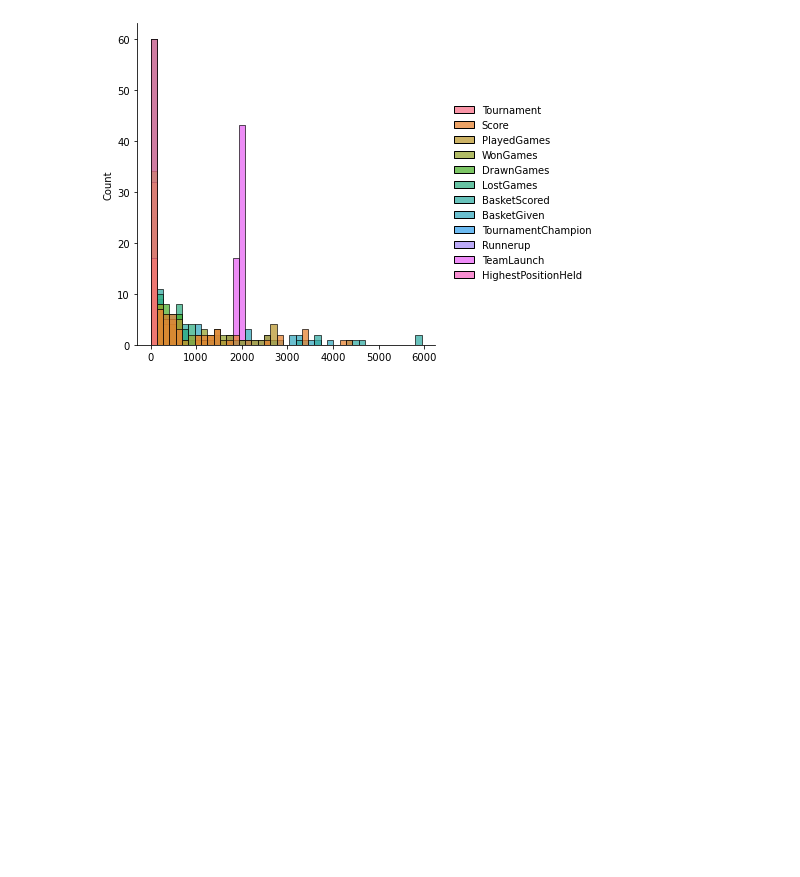
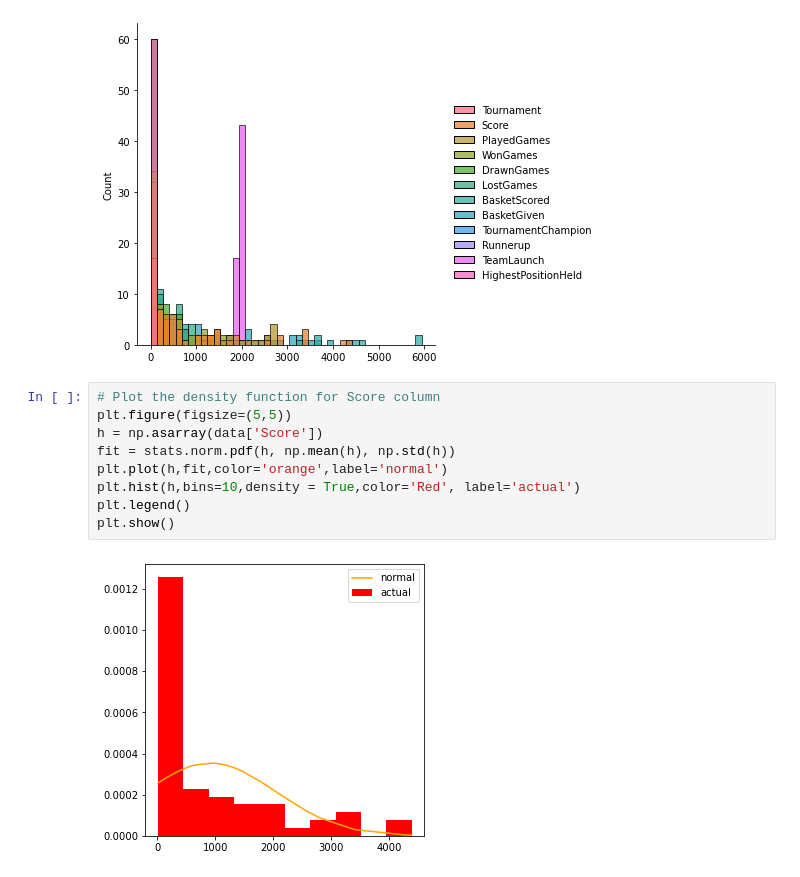
Before and after one commit to MohitBansal9013/AIML-Statistics, a Jupyter notebook: mohit_bansal_applied_statistics_project.ipynb, the cells around one changed output. Drawn from its saved outputs; the diff is of its cells as text; blank space fills up the shorter version.

```diff
--- a/mohit_bansal_applied_statistics_project.ipynb
+++ b/mohit_bansal_applied_statistics_project.ipynb
@@ -380,3 +378,14 @@ sns.displot(data_intermediate)
 # %% [output]
 <seaborn.axisgrid.FacetGrid at 0x...>
 [figure]
+# %%
+# Plot the density function for Score column
+plt.figure(figsize=(5,5))
+h = np.asarray(data['Score'])
+fit = stats.norm.pdf(h, np.mean(h), np.std(h))
+plt.plot(h,fit,color='orange',label='normal')
+plt.hist(h,bins=10,density = True,color='Red', label='actual')
+plt.legend()
+plt.show()
+# %% [output]
+[figure, added]
```
Also changed, not shown: parts of 24 cells of this notebook.
